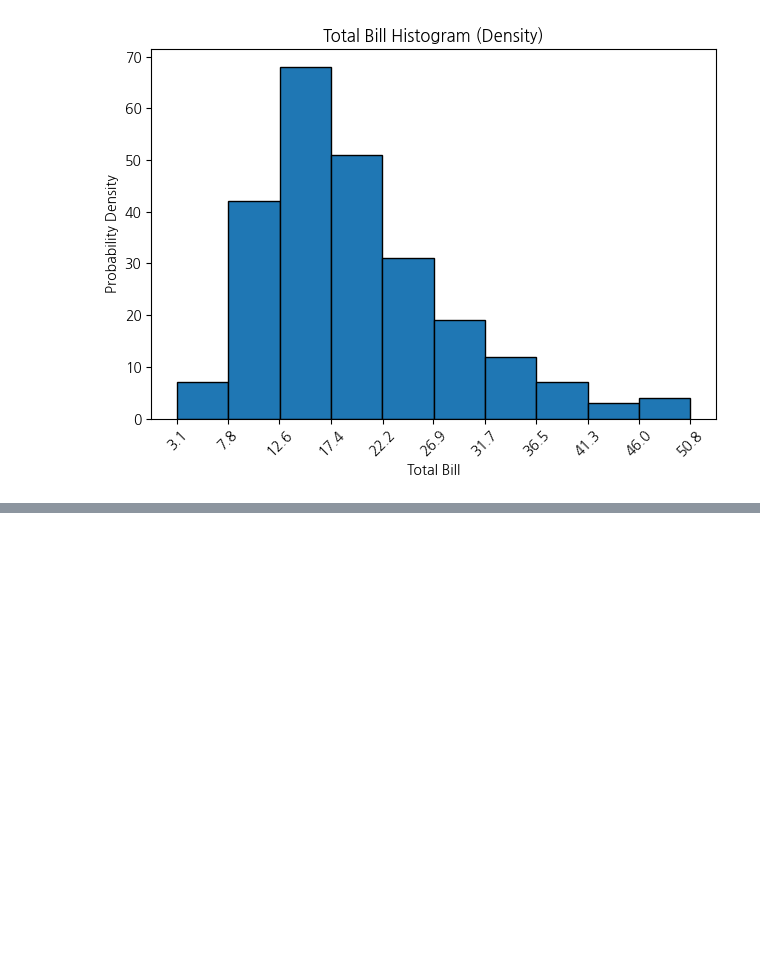
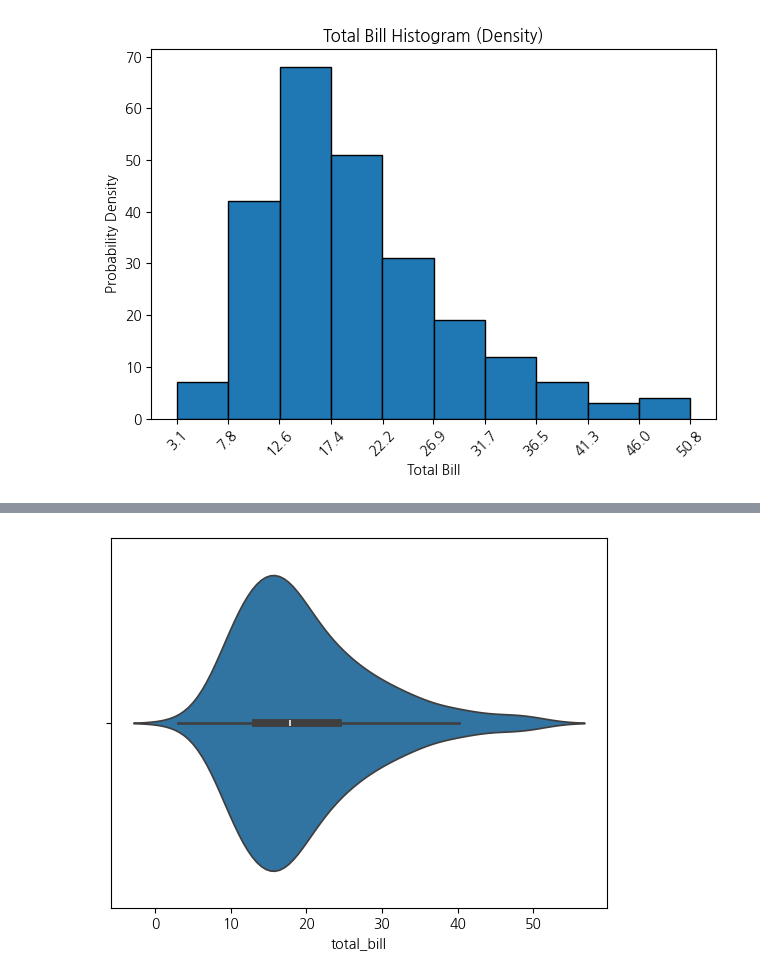
Before and after one commit to agooun-sudo/Gwanggu-ai-academy-park, a Jupyter notebook: 03. 시각화/02-데이터시각화-씨본-차트.ipynb, the cells around one changed output, grey strips where cells are left out. Saved outputs shown, nothing was run; the diff lists cells and outputs as text; code cells hidden in the pictures; blank space fills up the shorter version.

```diff
--- a/03. 시각화/02-데이터시각화-씨본-차트.ipynb
+++ b/03. 시각화/02-데이터시각화-씨본-차트.ipynb
@@ -143,0 +190,14 @@ plt.show()
+# %%
+# 바이올린 플롯
+
+# boxplot 분포는 확인 하기 좋음
+# 분산이 어떤지 확인 하기 어려움
+
+
+#분산을 확인 하기 위한게, 바이올린 그래프임
+#sns.violinplot(x="time", y="total_bill",data=df_tips)
+
+sns.violinplot(data=tips, x="total_bill")
+plt.show()
+# %% [output]
+[figure, added]
```
Also changed, not shown: parts of 16 cells of this notebook, 4 other files.
